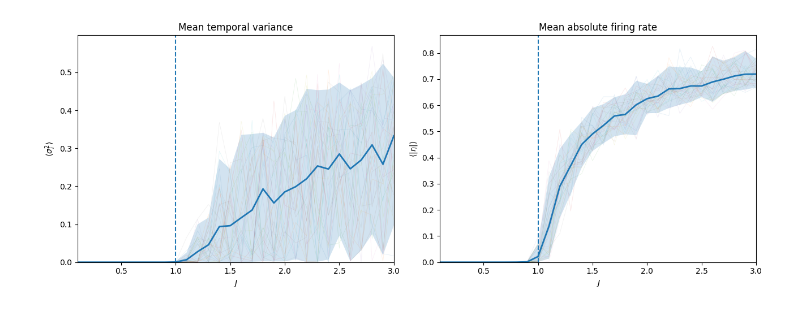
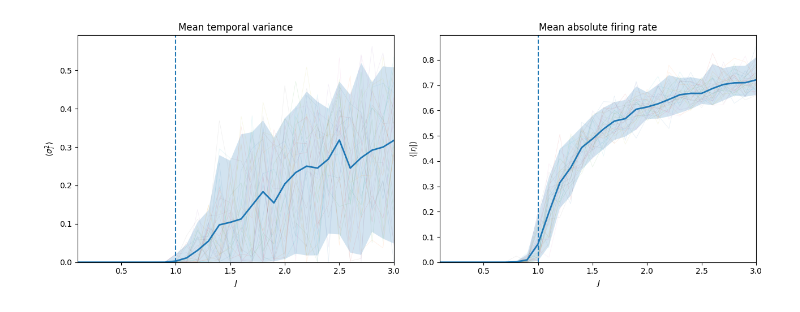
Before and after one commit to bs-machinelearning/reservoir-computing-research, a Jupyter notebook: people/Antonio_Perazza.ipynb, the cells around one changed output. Drawn from its saved outputs; the diff is of its cells as text; code cells hidden in the pictures.

```diff
--- a/people/Antonio_Perazza.ipynb
+++ b/people/Antonio_Perazza.ipynb
@@ -4,26 +4,45 @@ import matplotlib.pyplot as plt
 import matplotlib.gridspec as gridspec
 from matplotlib.colors import LogNorm
 # %%
-def r_zero(N, scale=0.1, rng=None):
-    rng = np.random.default_rng(rng)
-    return rng.uniform(-scale, scale, size=N)
+def init_r(N, kind="uniform", scale=1.0, rng=None):
+    if rng is None:
+        rng = np.random.default_rng()
+
+    if kind == "uniform":
+        return rng.uniform(-scale, scale, size=N)
+    if kind == "gaussian":
+        return rng.normal(0.0, scale, size=N)
+    if kind == "zeros":
+        return np.zeros(N)
+    if kind == "ones":
+        return np.ones(N)
+
+    raise ValueError("kind must be 'uniform', 'gaussian', 'zeros', or 'ones'")
 
 
-def make_W(N, J, rng=None):
-    rng = np.random.default_rng(rng)
-    return rng.normal(0, J / np.sqrt(N), size=(N, N))
+def make_W(N, J, rng, kind="gaussian", p=None):
+    if kind == "gaussian":
+        return rng.normal(0.0, J / np.sqrt(N), size=(N, N))
+
+    if kind == "erdos_renyi":
+        if p is None:
+            raise ValueError("need p")
+        k = max(int(p * N), 1)
+        return ((rng.random((N, N)) < p) * (J / k)).astype(float)
+
+    raise ValueError("kind must be 'gaussian' or 'erdos_renyi'")
 
 
-def simulate(X0, W, time):
-    X0 = np.asarray(X0, dtype=float)
+def simulate(r_0, W, time):
+    r_0 = np.asarray(r_0, dtype=float)
     W  = np.asarray(W, dtype=float)
 
     dt = time[1] - time[0]
     T  = len(time)
-    N  = len(X0)
+    N  = len(r_0)
 
     R = np.empty((T, N))
-    R[0] = X0
+    R[0] = r_0
 
     for t in range(T - 1):
         r = R[t]
@@ -69,7 +88,7 @@ for j_idx, J in enumerate(J_values):
         rng = np.random.default_rng(j_idx * 1000 + trial)
 
         R = simulate(
-            r_zero(N, rng=rng),
+            init_r(N, rng=rng),
             make_W(N, J, rng=rng),
             time
         )
@@ -78,32 +97,32 @@ for j_idx, J in enumerate(J_values):
         all_vars[j_idx, trial]  = R_ss.var(axis=0).mean()
         all_means[j_idx, trial] = np.abs(R_ss).mean()
 
 def ribbon(x):
     return x.mean(1), np.percentile(x, 5, 1), np.percentile(x, 95, 1)
 
 var_mu, var_lo, var_hi     = ribbon(all_vars)
 mean_mu, mean_lo, mean_hi  = ribbon(all_means)
 
 fig, axes = plt.subplots(1, 2, figsize=(13, 5))
 
 for ax, data, mu, lo, hi, ylabel, title in zip(
     axes,
     [all_vars, all_means],
     [var_mu, mean_mu],
     [var_lo, mean_lo],
     [var_hi, mean_hi],
     [r"$\langle \sigma^2_i \rangle$", r"$\langle |r_i| \rangle$"],
     ["Mean temporal variance", "Mean absolute firing rate"],
 ):
     ax.fill_between(J_values, lo, hi, alpha=0.2)
     ax.plot(J_values, data, lw=0.5, alpha=0.12)   # all trials at once (vectorized)
     ax.plot(J_values, mu, lw=2)
     ax.axvline(1.0, ls="--")
 
     ax.set(xlabel="$J$", ylabel=ylabel, title=title, xlim=(J_values[0], J_values[-1]))
     ax.set_ylim(bottom=0)
 
 plt.tight_layout()
 # %% [output]
-[figure, old version]
+[figure, new version]
 # %%
```
Also changed, not shown: parts of 5 cells of this notebook.
